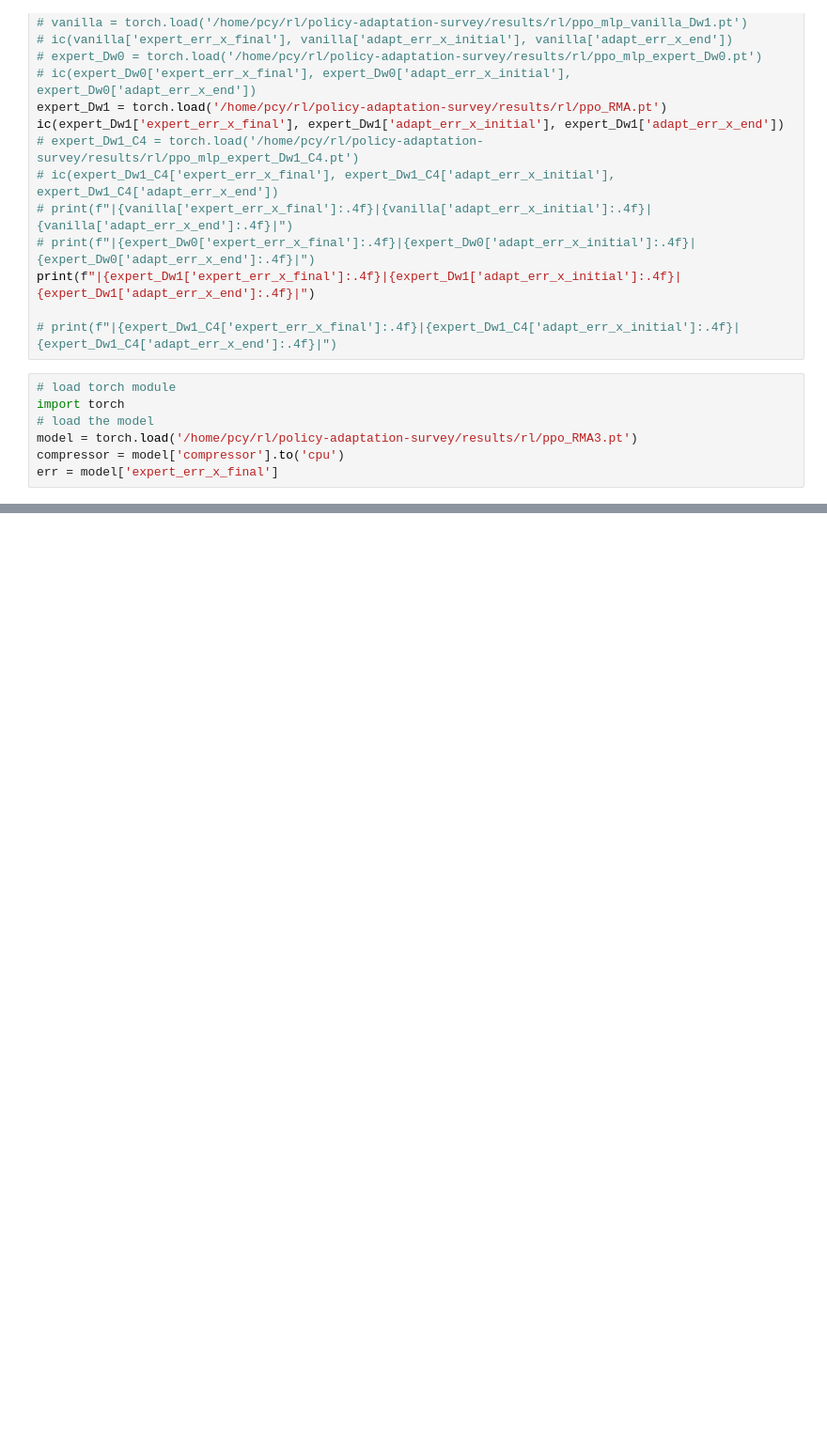
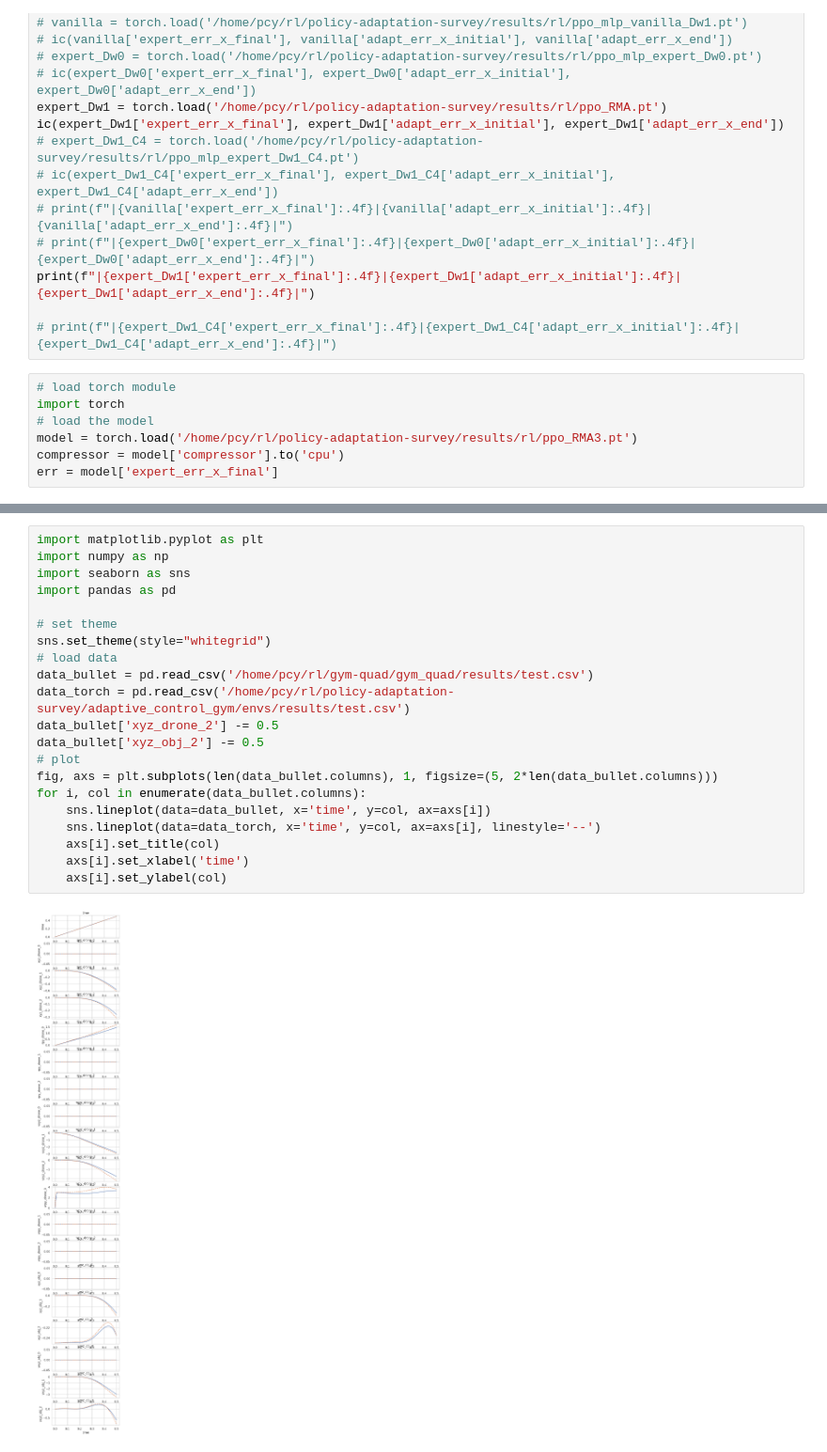
Before and after one commit to jc-bao/policy-adaptation-survey, a Jupyter notebook: adaptive_control_gym/utils/plot.ipynb, the cells around one changed output, grey strips where cells are left out. Shown at 94% size. Saved outputs shown, nothing was run; the diff lists cells and outputs as text; blank space fills up the shorter version.

```diff
--- a/adaptive_control_gym/utils/plot.ipynb
+++ b/adaptive_control_gym/utils/plot.ipynb
@@ -131,0 +122,23 @@ plt.legend()
+# %%
+import matplotlib.pyplot as plt
+import numpy as np
+import seaborn as sns
+import pandas as pd
+
+# set theme
+sns.set_theme(style="whitegrid")
+# load data
+data_bullet = pd.read_csv('/home/pcy/rl/gym-quad/gym_quad/results/test.csv')
+data_torch = pd.read_csv('/home/pcy/rl/policy-adaptation-survey/adaptive_control_gym/envs/results/test.csv')
+data_bullet['xyz_drone_2'] -= 0.5
+data_bullet['xyz_obj_2'] -= 0.5
+# plot
+fig, axs = plt.subplots(len(data_bullet.columns), 1, figsize=(5, 2*len(data_bullet.columns)))
+for i, col in enumerate(data_bullet.columns):
+    sns.lineplot(data=data_bullet, x='time', y=col, ax=axs[i])
+    sns.lineplot(data=data_torch, x='time', y=col, ax=axs[i], linestyle='--')
+    axs[i].set_title(col)
+    axs[i].set_xlabel('time')
+    axs[i].set_ylabel(col)
+# %% [output]
+[figure, added]
```
Also changed, not shown: parts of 3 cells of this notebook, 1 other file.
